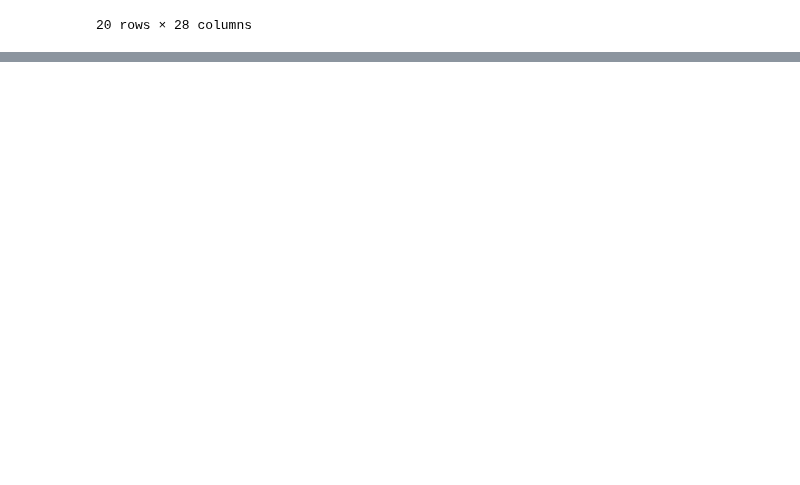
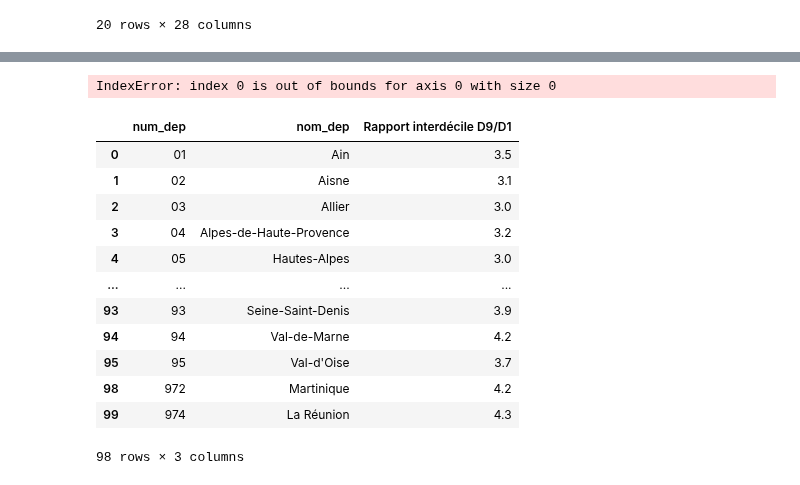
Before and after one commit to gabrielfrancois/DS_Covid, a Jupyter notebook: test_liantsoa.ipynb, the cells around one changed output, grey strips where cells are left out. Cells and saved outputs as stored; diff of their text form; code cells hidden in the pictures; blank space fills up the shorter version.

```diff
--- a/test_liantsoa.ipynb
+++ b/test_liantsoa.ipynb
@@ -184,0 +269,49 @@ df_urgences_pivoted.head(20)
+# %%
+# Nettoyage de la base de l'espérance de vie
+
+df_espvie = df_espvie.rename(
+    columns= {"Unnamed: 0": "num_dep", "Unnamed: 1" : "nom_dep", "Hommes" : "esp_de_vie_homme_naissance",
+    "Femmes" : "esp_de_vie_femme_naissance",
+    "Hommes.1" : "esp_de_vie_homme_a_60",
+    "Femmes.1": "esp_de_vie_femme_a_60",
+    "Hommes.2" : "esp_de_vie_homme_a_65",
+    "Femmes.2" : "esp_de_vie_femme_a_65"}
+    )
+for col in df_espvie.select_dtypes(["int64", "float64"]).columns :
+    df_espvie[col].fillna(df_espvie[col].median(), inplace=True)
+#On enlève les dernières lignes qui sont inutiles
+row_to_drop = df_espvie.loc[df_espvie["num_dep"]=="FE"].index[0]
+df_espvie.drop(df_espvie.index[row_to_drop ::], inplace=True)
+row_to_drop = df_espvie.loc[(df_espvie["num_dep"]=="P")|(df_espvie["num_dep"]=="M")].index
+df_espvie.drop(row_to_drop, inplace=True)
+# %% [output]
+IndexError: index 0 is out of bounds for axis 0 with size 0
+# %%
+# Nettoyage de la base des niveaux de vie
+
+df_nvvie = df_nvvie.rename(columns= {"Départements": "num_dep", "Unnamed: 1" : "nom_dep"})
+df_nvvie.dtypes
+#On remplace les colonnes de type int ou float manquantes par la médiane
+for col in df_nvvie.select_dtypes(["int64", "float64"]).columns :
+    df_nvvie[col].fillna(df_nvvie[col].median(), inplace=True)
+#Et on supprime les données pour toute la France métropolitaine et toute la France métropolitaine hors IdF
+row_to_drop = df_nvvie.loc[df_nvvie["num_dep"]==974].index[0]
+df_nvvie.drop(df_nvvie.index[row_to_drop+1 ::], inplace=True)
+row_to_drop = df_nvvie.loc[(df_nvvie["num_dep"]=="P")|(df_nvvie["num_dep"]=="M")].index
+df_nvvie.drop(row_to_drop, inplace=True)
+# %%
+df_nvvie
+# %% [output]
+|  | num_dep | nom_dep | Rapport interdécile D9/D1 |
+| 0 | 01 | Ain | 3.5 |
+| 1 | 02 | Aisne | 3.1 |
+| 2 | 03 | Allier | 3.0 |
+| 3 | 04 | Alpes-de-Haute-Provence | 3.2 |
+| 4 | 05 | Hautes-Alpes | 3.0 |
+| ... | ... | ... | ... |
+| 93 | 93 | Seine-Saint-Denis | 3.9 |
+| 94 | 94 | Val-de-Marne | 4.2 |
+| 95 | 95 | Val-d'Oise | 3.7 |
+| 98 | 972 | Martinique | 4.2 |
+| 99 | 974 | La Réunion | 4.3 |
+98 rows × 3 columns
```
Also changed, not shown: parts of 4 cells of this notebook, 1 other file.
